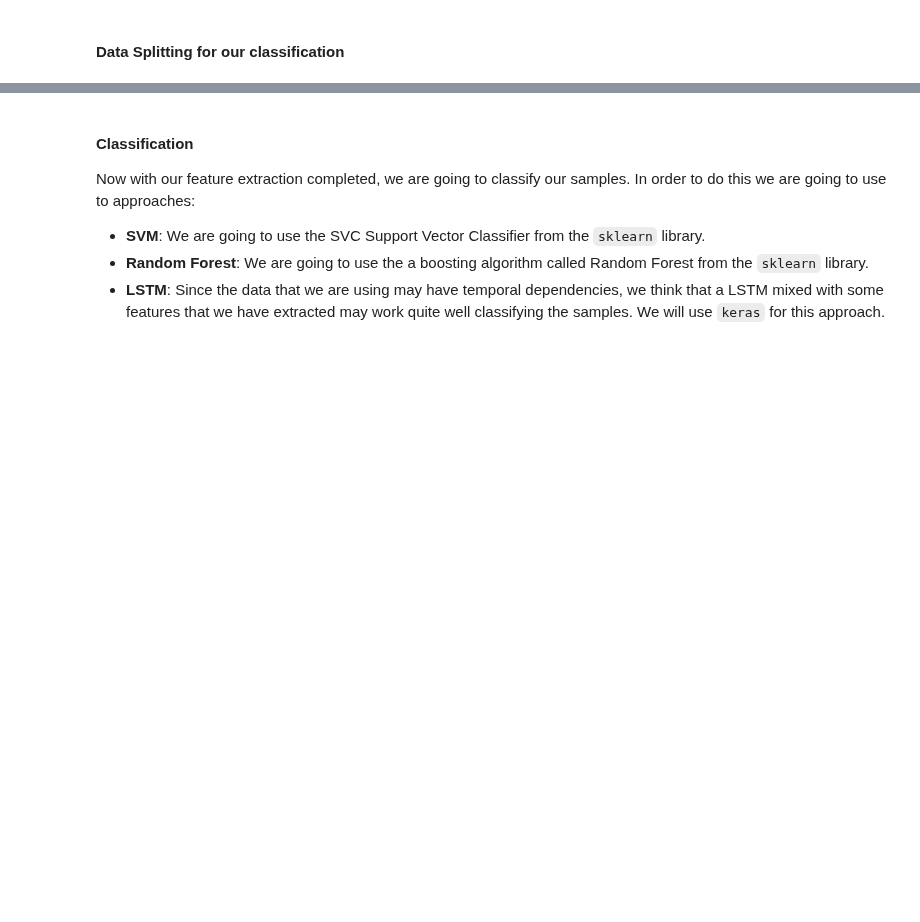
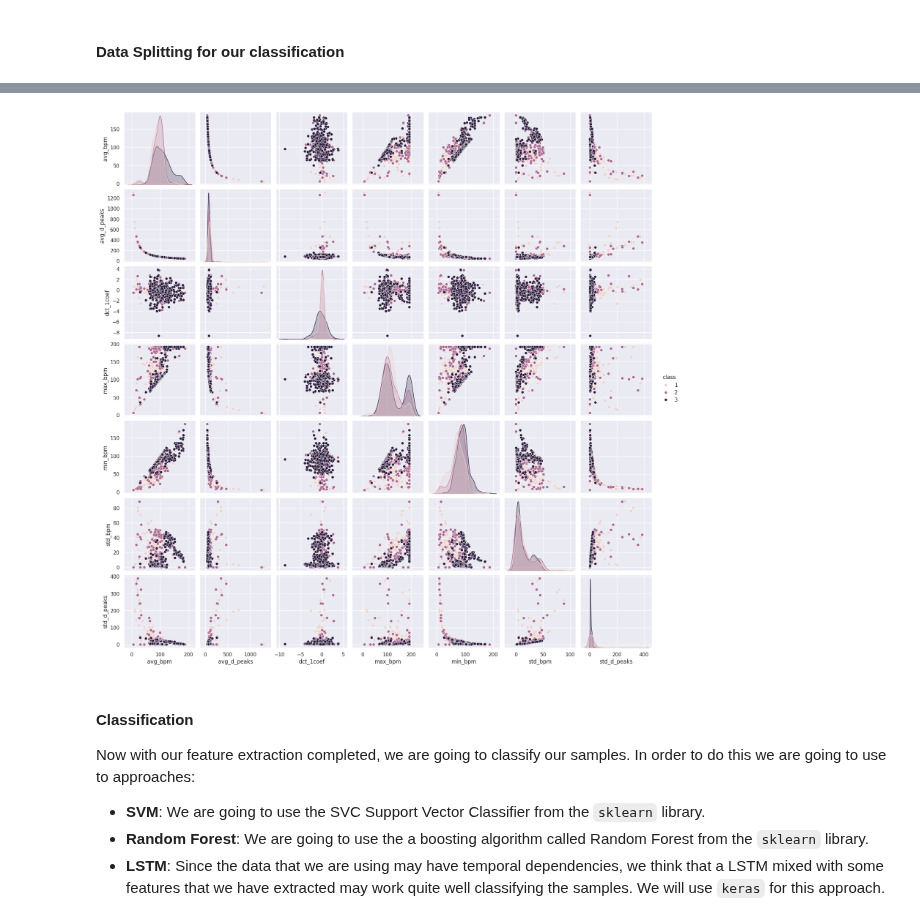
Before and after one commit to Javimh18/RESPT, a Jupyter notebook: Part-I/Lab3/lab3.ipynb, the cells around one changed output, grey strips where cells are left out. Cells and saved outputs as stored; diff of their text form; code cells hidden in the pictures; blank space fills up the shorter version.

```diff
--- a/Part-I/Lab3/lab3.ipynb
+++ b/Part-I/Lab3/lab3.ipynb
@@ -404,3 +462,10 @@ df_test.describe()
+# %%
+df_pairplot = df_test[df_test.columns.difference(['deriv1', 'deriv2', 'fft', 'dct', 'ecg_data', 'dct_orig'])]
+_ = sns.pairplot(df_pairplot, hue='class')
+
+plt.show()
+# %% [output]
+[figure, added]
 # %% [markdown]
 #### __Classification__
 
```
Also changed, not shown: parts of 6 cells of this notebook.
